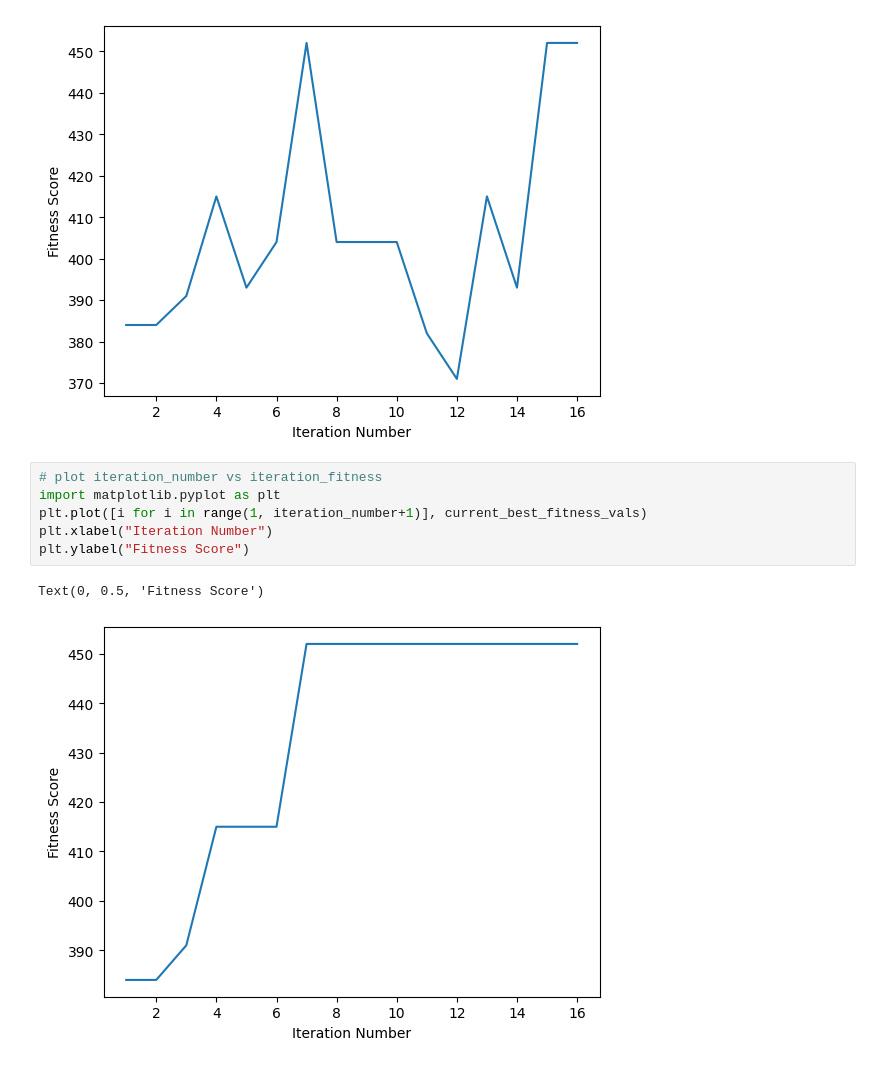
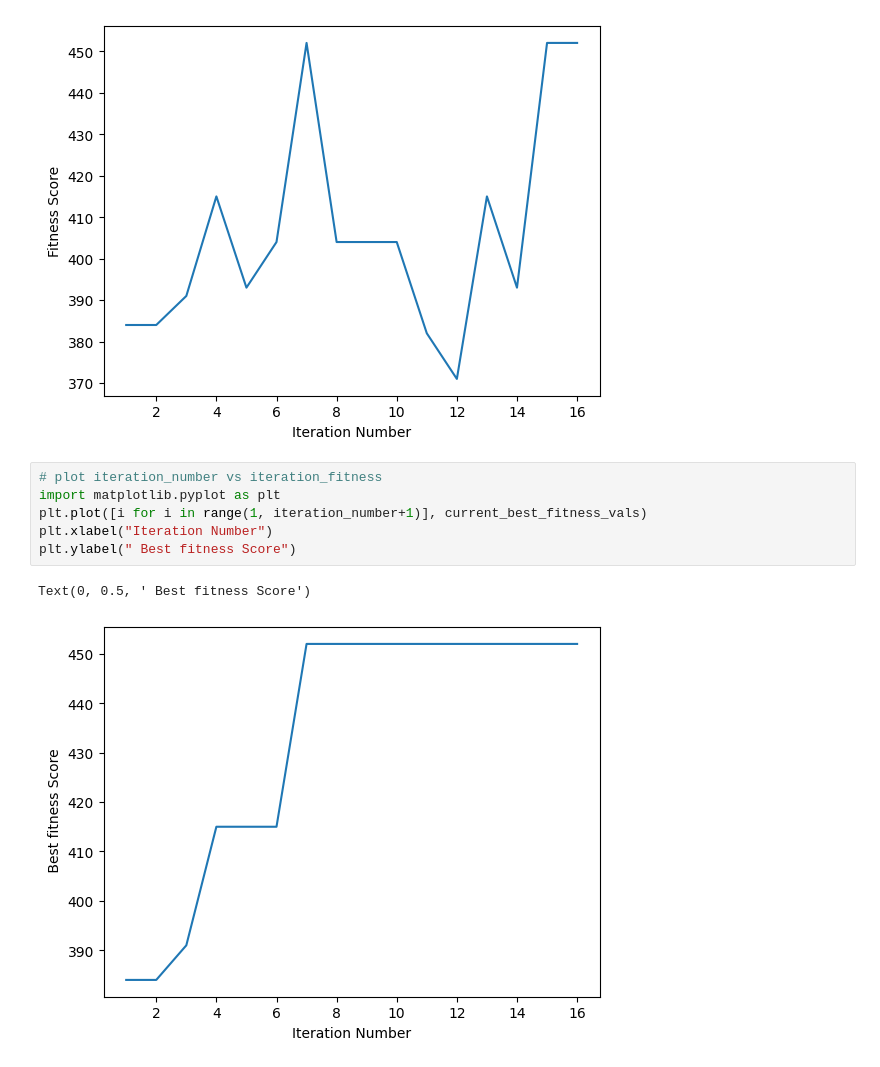
Before and after one commit to Adnan525/knapsack_problem, a Jupyter notebook: knapsack_ga_final.ipynb, the cells around one changed output. Drawn from its saved outputs; the diff is of its cells as text.

Commit message:
change to graph label

```diff
--- a/knapsack_ga_final.ipynb
+++ b/knapsack_ga_final.ipynb
@@ -246,9 +246,9 @@ Text(0, 0.5, 'Fitness Score')
 # %%
 # plot iteration_number vs iteration_fitness
 import matplotlib.pyplot as plt
 plt.plot([i for i in range(1, iteration_number+1)], current_best_fitness_vals)
 plt.xlabel("Iteration Number")
-plt.ylabel("Fitness Score")
+plt.ylabel(" Best fitness Score")
 # %% [output]
-Text(0, 0.5, 'Fitness Score')
+Text(0, 0.5, ' Best fitness Score')
-[figure, old version]
+[figure, new version]
```
